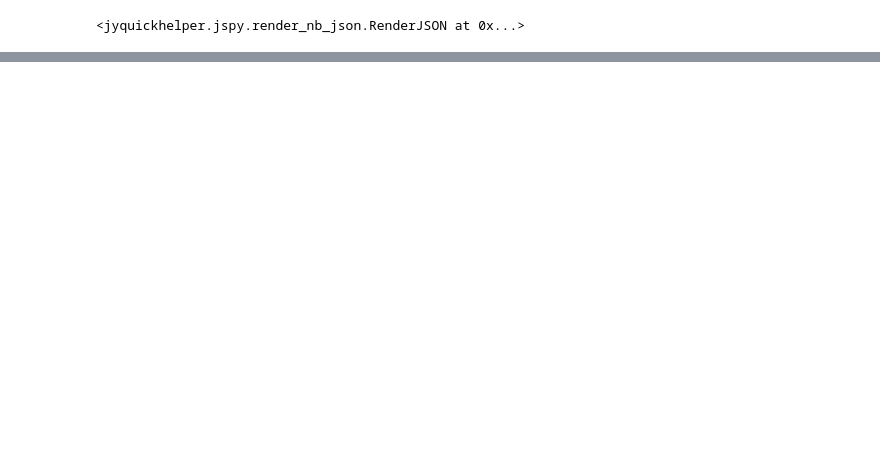
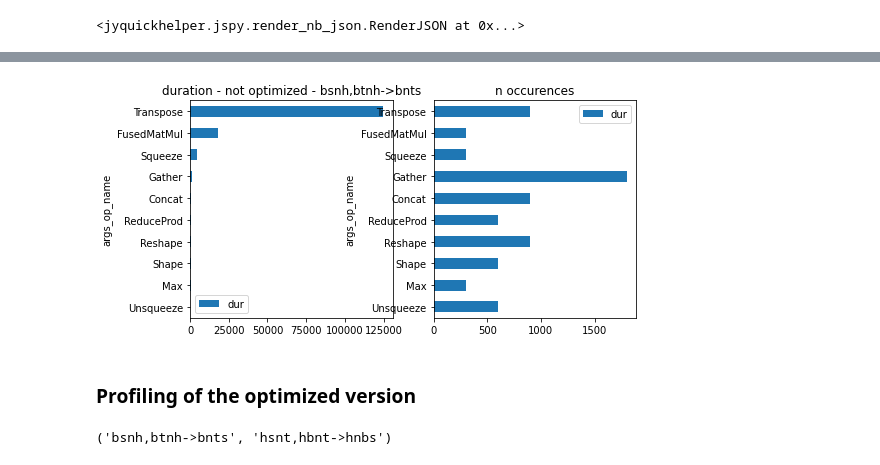
Before and after one commit to sdpython/mlprodict, a Jupyter notebook: _doc/notebooks/onnx_profile_ort.ipynb, the cells around one changed output, grey strips where cells are left out. Drawn from its saved outputs; the diff is of its cells as text; code cells hidden in the pictures; blank space fills up the shorter version.

Commit message:
Optimizes einsum even if not decomposed (#266)

```diff
--- a/_doc/notebooks/onnx_profile_ort.ipynb
+++ b/_doc/notebooks/onnx_profile_ort.ipynb
@@ -151,0 +166,7 @@ df
+# %%
+equation = "bsnh,btnh->bnts"
+
+N = 2
+inputs = [numpy.random.randn(N, N, N, N).astype(numpy.float32),
+          numpy.random.randn(N, N, N, N).astype(numpy.float32)]
+np_einsum(equation, *inputs)
@@ -151,0 +236,4 @@ df
+# %%
+N = 20
+inputs = [numpy.random.randn(N, N, N, N).astype(numpy.float32),
+          numpy.random.randn(N, N, N, N).astype(numpy.float32)]
@@ -151,0 +274,4 @@ df
+# %%
+obj = _einsum(equation, runtime='onnxruntime1', optimize=False, verbose=1,
+              decompose=True, dtype=inputs[0].dtype)
+onx = obj.onnx_
@@ -151,0 +282,12 @@ df
+# %%
+from mlprodict.onnxrt import OnnxInference
+
+oinf = OnnxInference(onx, runtime="onnxruntime1",
+                     runtime_options={"enable_profiling": True})
+
+d_inputs = {'X0': inputs[0], 'X1': inputs[1]}
+for i in range(0, 100):
+    oinf.run(d_inputs)
+
+df = oinf.get_profiling(as_df=True)
+df.head()
@@ -151,0 +301,15 @@ df
+# %%
+import matplotlib.pyplot as plt
+gr_dur = df[['dur', "args_op_name"]].groupby("args_op_name").sum().sort_values('dur')
+gr_n = df[['dur', "args_op_name"]].groupby("args_op_name").count().sort_values('dur')
+gr_n = gr_n.loc[gr_dur.index, :]
+
+fig, ax = plt.subplots(1, 2, figsize=(8, 4))
+gr_dur.plot.barh(ax=ax[0])
+gr_n.plot.barh(ax=ax[1])
+ax[0].set_title("duration - not optimized - %s" % obj.equation_)
+ax[1].set_title("n occurences");
+# %% [output]
+[figure, added]
+# %% [markdown]
+### Profiling of the optimized version
@@ -151,0 +320,4 @@ df
+# %%
+obj.equation, obj.equation_
+# %% [output]
+('bsnh,btnh->bnts', 'hsnt,hbnt->hnbs')
```
Also changed, not shown: parts of 50 cells of this notebook, 3 other files.
